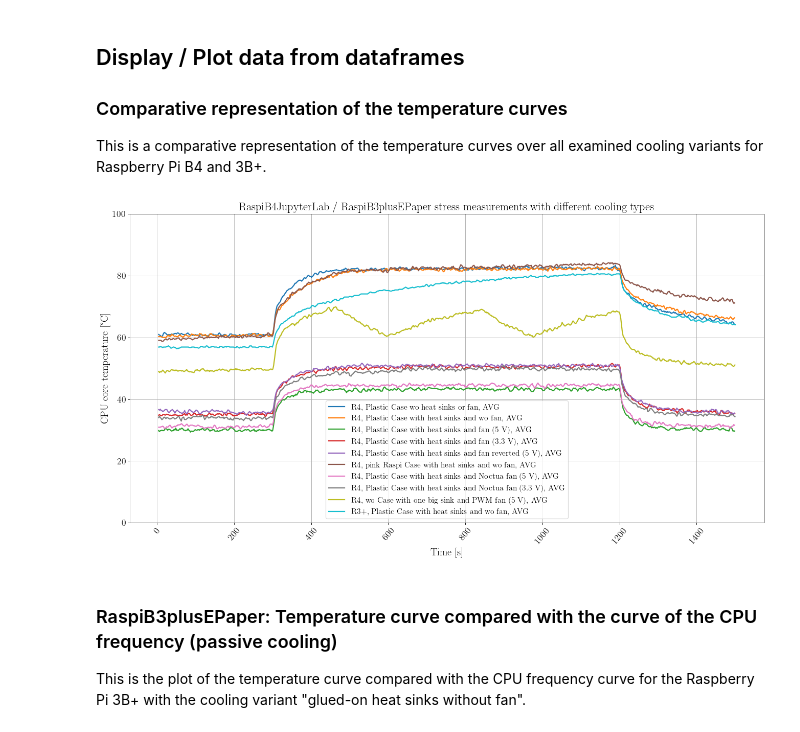
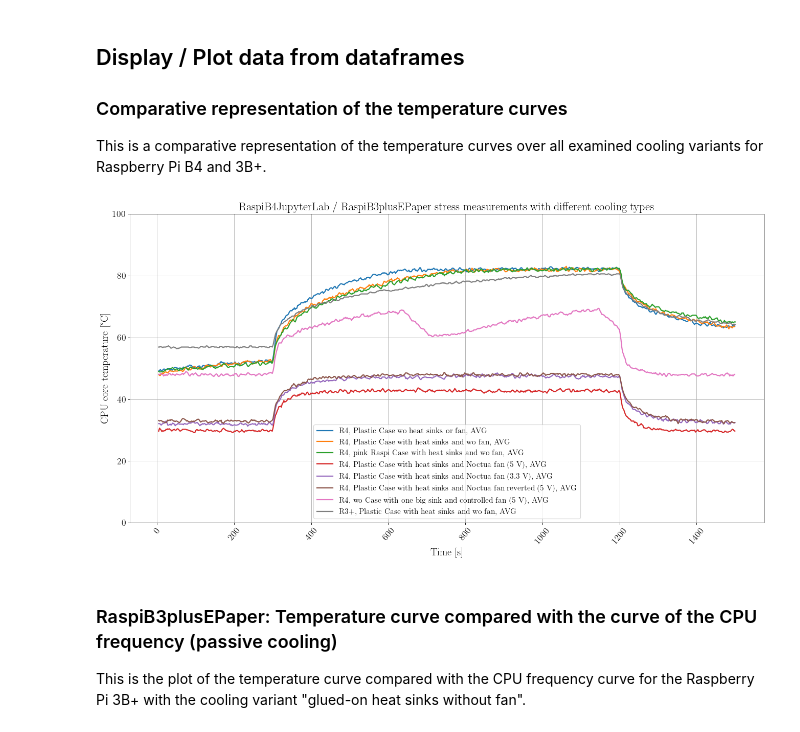
Before and after one commit to urmel79/Jupyter_Raspberry_Pi_Stress_Tests, a Jupyter notebook: Raspberry_Pi4_stress_test.ipynb, the cells around one changed output. Drawn from its saved outputs; the diff is of its cells as text; code cells hidden in the pictures.

```diff
--- a/Raspberry_Pi4_stress_test.ipynb
+++ b/Raspberry_Pi4_stress_test.ipynb
@@ -390,7 +391,8 @@ str_file_name_5 = str_file_prefix_b4 + '_PlasticCase_wHeatSinksAndFan5Vrev.csv'
 str_file_name_6 = str_file_prefix_b4 + '_pinkRaspiCase_wHeatSinks.csv'
 str_file_name_7 = str_file_prefix_b4 + '_PlasticCase_wHeatSinksAndNoctuaFan5V.csv'
 str_file_name_8 = str_file_prefix_b4 + '_PlasticCase_wHeatSinksAndNoctuaFan3V.csv'
-str_file_name_10 = str_file_prefix_b4 + '_woCase_wHeatSinksAndPWMFan5V.csv'
+str_file_name_11 = str_file_prefix_b4 + '_PlasticCase_wHeatSinksAndNoctuaFan5Vrev.csv'
+str_file_name_10 = str_file_prefix_b4 + '_woCase_wHeatSinksAndCtrlFan5V.csv'
 
 str_file_name_9 = str_file_prefix_b3plus + '_PlasticCase_wHeatSinks.csv'
 
@@ -402,7 +404,8 @@ df_5_PC_wHeatSinksAndFan5Vrev = create_dictionary_from_csv(filename="./data_file
 df_6_RC_wHeatSinks = create_dictionary_from_csv(filename="./data_files/" + str_file_name_6, offset=0, cols_wanted=4)
 df_7_PC_wHeatSinksAndNoctuaFan5V = create_dictionary_from_csv(filename="./data_files/" + str_file_name_7, offset=0, cols_wanted=4)
 df_8_PC_wHeatSinksAndNoctuaFan3V = create_dictionary_from_csv(filename="./data_files/" + str_file_name_8, offset=0, cols_wanted=4)
-df_10_woC_wHeatSinksAndPWMFan5V = create_dictionary_from_csv(filename="./data_files/" + str_file_name_10, offset=0, cols_wanted=4)
+df_11_PC_wHeatSinksAndNoctuaFan5Vrev = create_dictionary_from_csv(filename="./data_files/" + str_file_name_11, offset=0, cols_wanted=4)
+df_10_woC_wHeatSinksAndCtrlFan5V = create_dictionary_from_csv(filename="./data_files/" + str_file_name_10, offset=0, cols_wanted=4)
 
 df_9_PC_wHeatSinks = create_dictionary_from_csv(filename="./data_files/" + str_file_name_9, offset=0, cols_wanted=4)
 # %%
@@ -455,7 +460,8 @@ df_5_PC_wHeatSinksAndFan5Vrev['CPU Temperature'] = df_5_PC_wHeatSinksAndFan5Vrev
 df_6_RC_wHeatSinks['CPU Temperature'] = df_6_RC_wHeatSinks['CPU Temperature'].rolling(window=3).mean()
 df_7_PC_wHeatSinksAndNoctuaFan5V['CPU Temperature'] = df_7_PC_wHeatSinksAndNoctuaFan5V['CPU Temperature'].rolling(window=3).mean()
 df_8_PC_wHeatSinksAndNoctuaFan3V['CPU Temperature'] = df_8_PC_wHeatSinksAndNoctuaFan3V['CPU Temperature'].rolling(window=3).mean()
-df_10_woC_wHeatSinksAndPWMFan5V['CPU Temperature'] = df_10_woC_wHeatSinksAndPWMFan5V['CPU Temperature'].rolling(window=3).mean()
+df_11_PC_wHeatSinksAndNoctuaFan5Vrev['CPU Temperature'] = df_11_PC_wHeatSinksAndNoctuaFan5Vrev['CPU Temperature'].rolling(window=3).mean()
+df_10_woC_wHeatSinksAndCtrlFan5V['CPU Temperature'] = df_10_woC_wHeatSinksAndCtrlFan5V['CPU Temperature'].rolling(window=3).mean()
 
 df_9_PC_wHeatSinks['CPU Temperature'] = df_9_PC_wHeatSinks['CPU Temperature'].rolling(window=3).mean()
 # %%
@@ -496,38 +502,39 @@ plt.title('RaspiB4JupyterLab / RaspiB3plusEPaper stress measurements with differ
 #plt.plot(df_4_PC_wHeatSinksAndFan3V['Time'], df_4_PC_wHeatSinksAndFan3V['CPU Temperature'], '-', label='Plastic Case with heat sinks and fan (3.3 V)')
 #plt.plot(df_5_PC_wHeatSinksAndFan5Vrev['Time'], df_5_PC_wHeatSinksAndFan5Vrev['CPU Temperature'], '-', label='Plastic Case with heat sinks and fan reverted (5 V)')
 #plt.plot(df_6_RC_wHeatSinks['Time'], df_6_RC_wHeatSinks['CPU Temperature'], '-', label='pink Raspi Case with heat sinks and and wo fan')
 
 plt.plot(df_1_PC_woHeatSinks['Time'], df_1_PC_woHeatSinks['CPU Temperature'], '-', label='R4, Plastic Case wo heat sinks or fan, AVG')
 plt.plot(df_2_PC_wHeatSinks['Time'], df_2_PC_wHeatSinks['CPU Temperature'], '-', label='R4, Plastic Case with heat sinks and wo fan, AVG')
-plt.plot(df_3_PC_wHeatSinksAndFan5V['Time'], df_3_PC_wHeatSinksAndFan5V['CPU Temperature'], '-', label='R4, Plastic Case with heat sinks and fan (5 V), AVG')
-plt.plot(df_4_PC_wHeatSinksAndFan3V['Time'], df_4_PC_wHeatSinksAndFan3V['CPU Temperature'], '-', label='R4, Plastic Case with heat sinks and fan (3.3 V), AVG')
-plt.plot(df_5_PC_wHeatSinksAndFan5Vrev['Time'], df_5_PC_wHeatSinksAndFan5Vrev['CPU Temperature'], '-', label='R4, Plastic Case with heat sinks and fan reverted (5 V), AVG')
+#plt.plot(df_3_PC_wHeatSinksAndFan5V['Time'], df_3_PC_wHeatSinksAndFan5V['CPU Temperature'], '-', label='R4, Plastic Case with heat sinks and cheap fan (5 V), AVG')
+#plt.plot(df_4_PC_wHeatSinksAndFan3V['Time'], df_4_PC_wHeatSinksAndFan3V['CPU Temperature'], '-', label='R4, Plastic Case with heat sinks and cheap fan (3.3 V), AVG')
+#plt.plot(df_5_PC_wHeatSinksAndFan5Vrev['Time'], df_5_PC_wHeatSinksAndFan5Vrev['CPU Temperature'], '-', label='R4, Plastic Case with heat sinks and cheap fan reverted (5 V), AVG')
 plt.plot(df_6_RC_wHeatSinks['Time'], df_6_RC_wHeatSinks['CPU Temperature'], '-', label='R4, pink Raspi Case with heat sinks and wo fan, AVG')
 plt.plot(df_7_PC_wHeatSinksAndNoctuaFan5V['Time'], df_7_PC_wHeatSinksAndNoctuaFan5V['CPU Temperature'], '-', label='R4, Plastic Case with heat sinks and Noctua fan (5 V), AVG')
 plt.plot(df_8_PC_wHeatSinksAndNoctuaFan3V['Time'], df_8_PC_wHeatSinksAndNoctuaFan3V['CPU Temperature'], '-', label='R4, Plastic Case with heat sinks and Noctua fan (3.3 V), AVG')
-plt.plot(df_10_woC_wHeatSinksAndPWMFan5V['Time'], df_10_woC_wHeatSinksAndPWMFan5V['CPU Temperature'], '-', label='R4, wo Case with one big sink and PWM fan (5 V), AVG')
+plt.plot(df_11_PC_wHeatSinksAndNoctuaFan5Vrev['Time'], df_11_PC_wHeatSinksAndNoctuaFan5Vrev['CPU Temperature'], '-', label='R4, Plastic Case with heat sinks and Noctua fan reverted (5 V), AVG')
+plt.plot(df_10_woC_wHeatSinksAndCtrlFan5V['Time'], df_10_woC_wHeatSinksAndCtrlFan5V['CPU Temperature'], '-', label='R4, wo Case with one big sink and controlled fan (5 V), AVG')
 
 plt.plot(df_9_PC_wHeatSinks['Time'], df_9_PC_wHeatSinks['CPU Temperature'], '-', label='R3+, Plastic Case with heat sinks and wo fan, AVG')
 
 plt.xlabel('Time [s]')
 plt.ylabel('CPU core temperature [°C]')
 
 plt.ylim(0, 100)
 
 plt.grid(True)
 
 plt.setp(plt.gca().xaxis.get_majorticklabels(), 'rotation', 50)
 
 plt.legend()
 
 # Save plot to PNG and PDF
 str_image_name = 'RaspiB4JupyterLab_RaspiB3plusEPaper_stress_measurement'
 #plt.savefig(r'./data_files/' + str_image_name + '.png')
 plt.savefig(r'./data_files/' + str_image_name + '.pdf')
 
 plt.show()
 # %% [output]
-[figure, old version]
+[figure, new version]
 # %% [markdown]
 ### RaspiB3plusEPaper: Temperature curve compared with the curve of the CPU frequency (passive cooling)
 
```
Also changed, not shown: parts of 14 cells of this notebook, 15 other files.
